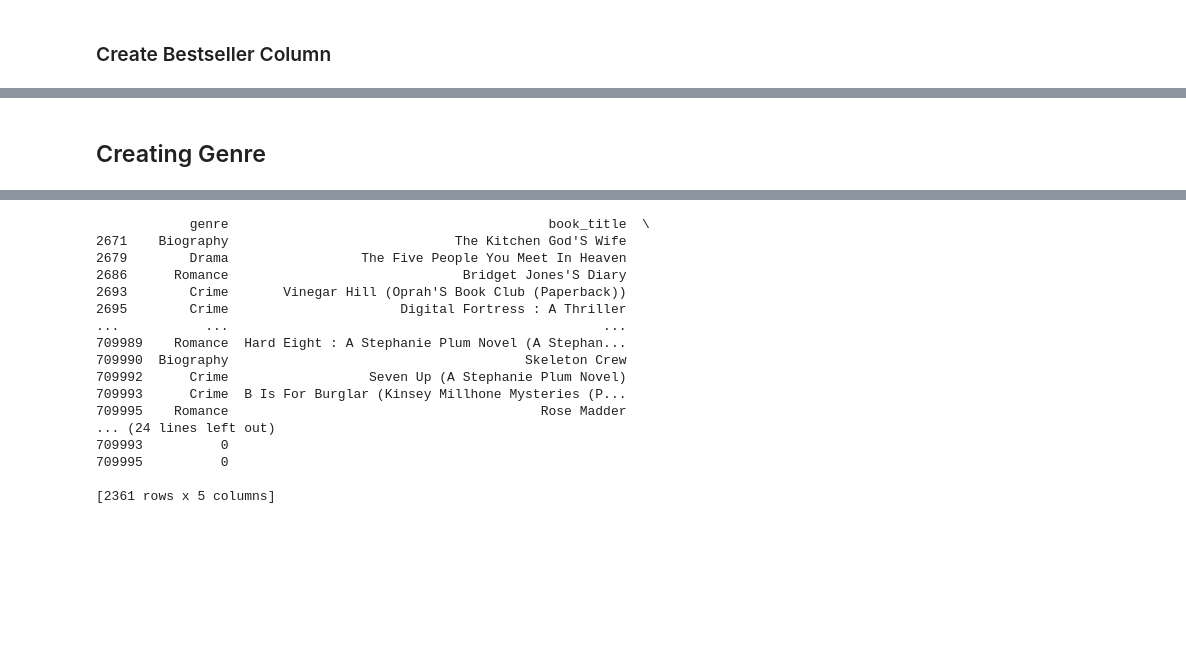
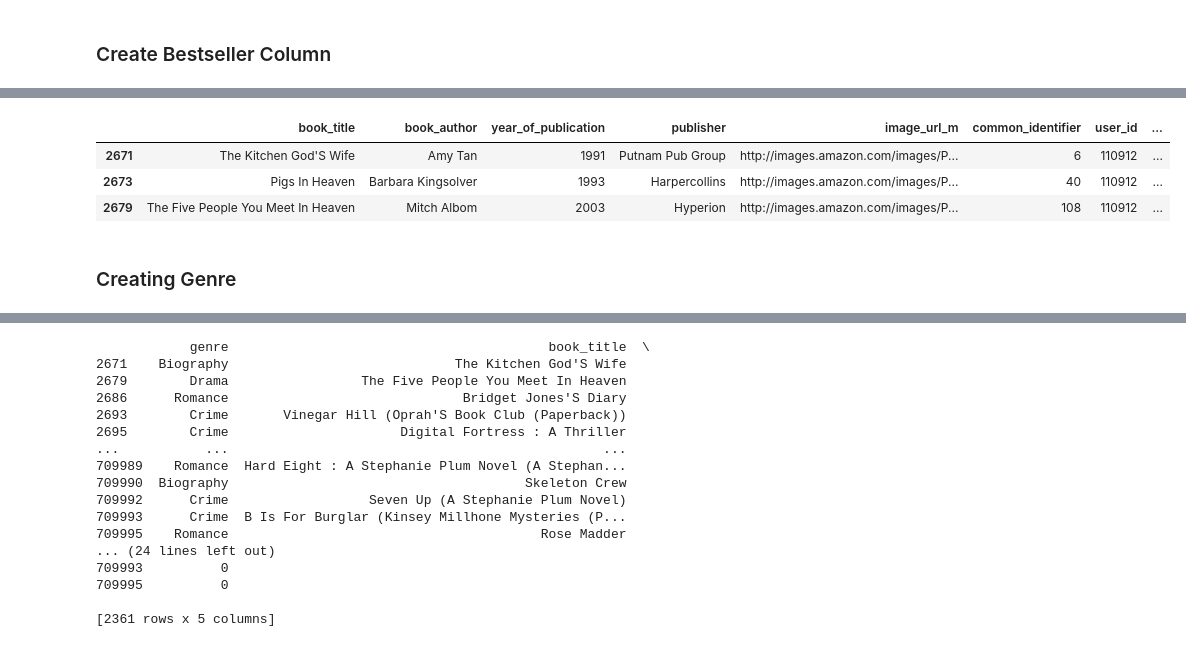
Before and after one commit to OliwiaLewandowska/book-oracle, a Jupyter notebook: model_NP.ipynb, the cells around one changed output, grey strips where cells are left out. Drawn from its saved outputs; the diff is of its cells as text; code cells hidden in the pictures; blank space fills up the shorter version.

```diff
--- a/model_NP.ipynb
+++ b/model_NP.ipynb
@@ -242,5 +266,12 @@ df.head()
+# %%
+df.head(3)
+# %% [output]
+|  | book_title | book_author | year_of_publication | publisher | image_url_m | common_identifier | user_id | ... |
+| 2671 | The Kitchen God'S Wife | Amy Tan | 1991 | Putnam Pub Group | http://images.amazon.com/images/P... | 6 | 110912 | ... |
+| 2673 | Pigs In Heaven | Barbara Kingsolver | 1993 | Harpercollins | http://images.amazon.com/images/P... | 40 | 110912 | ... |
+| 2679 | The Five People You Meet In Heaven | Mitch Albom | 2003 | Hyperion | http://images.amazon.com/images/P... | 108 | 110912 | ... |
 # %% [markdown]
-## Creating Genre
+### Creating Genre
 # %%
 # Create a new column 'genre' and initialize it as None
 df['genre'] = 'Other'
```
Also changed, not shown: parts of 30 cells of this notebook.
